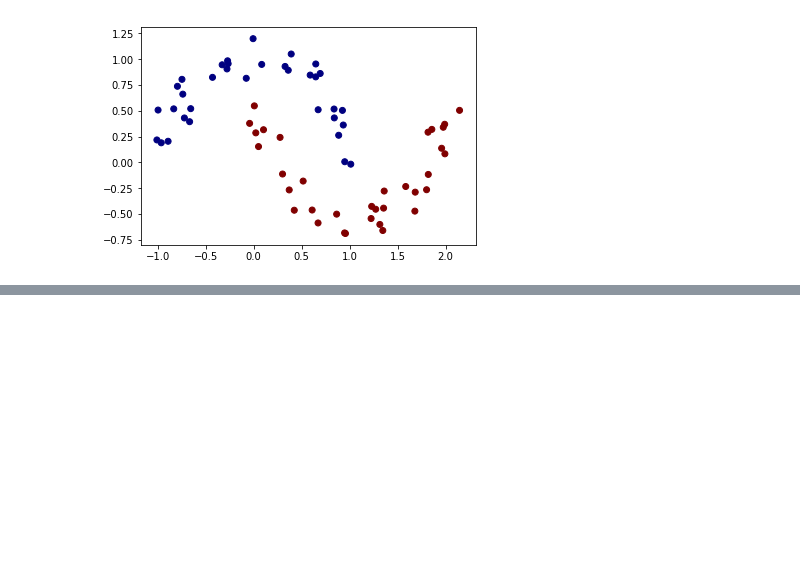
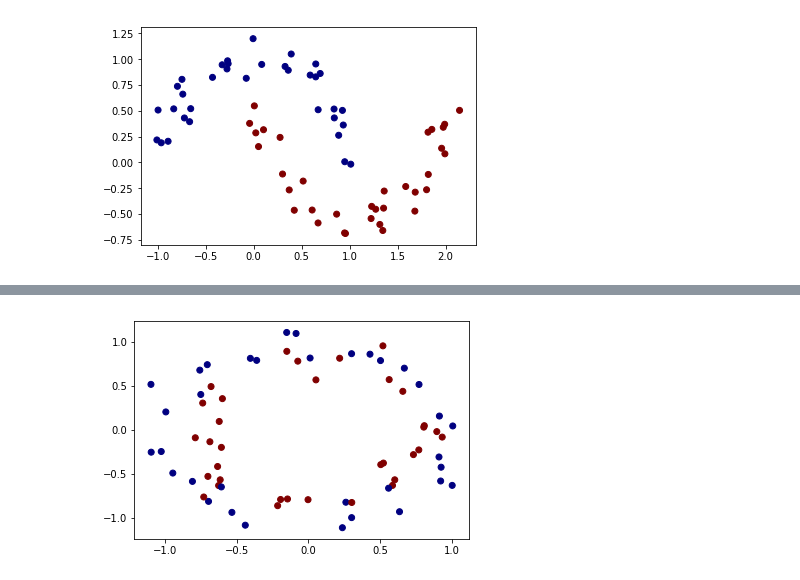
Before and after one commit to nonodamiens/synthetic_2D, a Jupyter notebook: Dataset Synthetic.ipynb, the cells around one changed output, grey strips where cells are left out. Cells and saved outputs as stored; diff of their text form; code cells hidden in the pictures; blank space fills up the shorter version.

```diff
--- a/Dataset Synthetic.ipynb
+++ b/Dataset Synthetic.ipynb
@@ -181,0 +214,5 @@ plot_dataset(X_test, y_test)
+# %%
+# On visualise le jeu de test
+plot_dataset(X_test, y_test)
+# %% [output]
+[figure, added]
```
Also changed, not shown: parts of 3 cells of this notebook.
